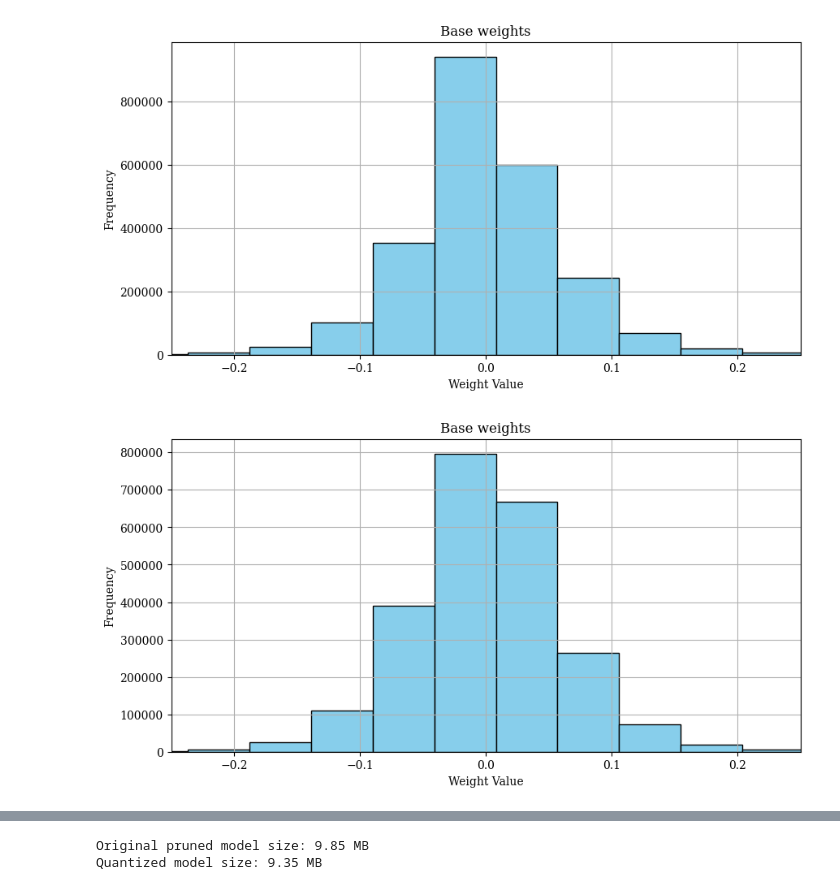
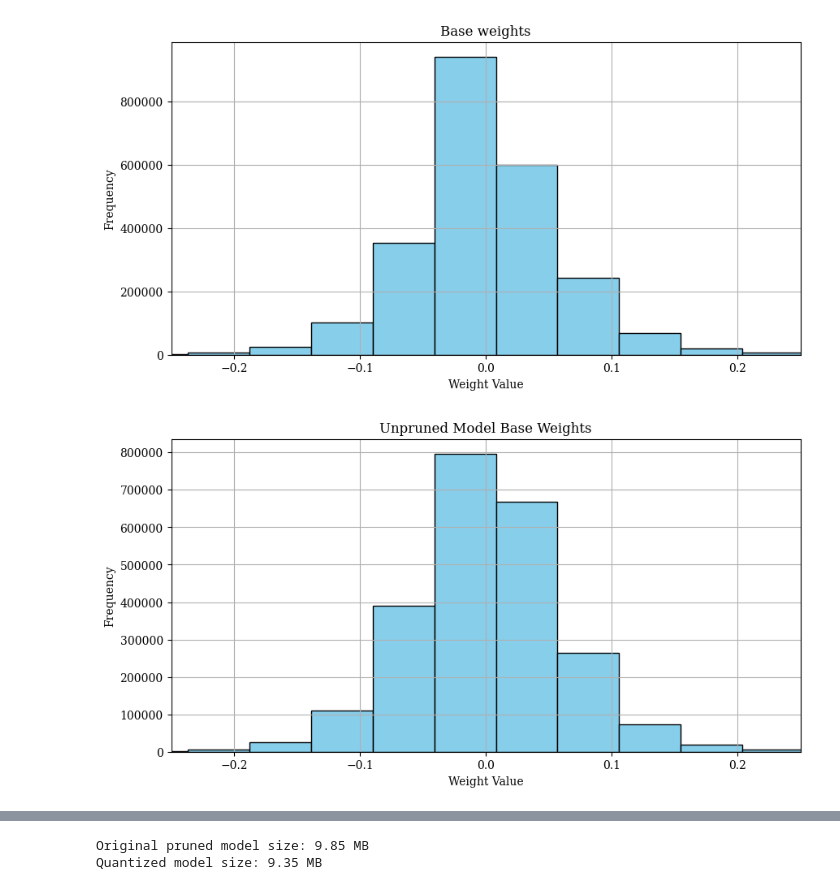
Before and after one commit to DarthHaxo/ENDG511_Final_Project, a Jupyter notebook: ENDG511_Final_Project_prune&quant_good.ipynb, the cells around one changed output, grey strips where cells are left out. Saved outputs shown, nothing was run; the diff lists cells and outputs as text; code cells hidden in the pictures.

```diff
--- a/ENDG511_Final_Project_prune&quant_good.ipynb
+++ b/ENDG511_Final_Project_prune&quant_good.ipynb
@@ -1438,6 +1438,6 @@ plot_weight_histogram(model_pruned, title="Base weights")
 [figure]
 # %%
 model_og = torch.load(r'/Users/SeleemB/Desktop/ENDG511_Final_Project/models/model_language_mobilenet_20_epoch_new_normalize_good_dropout.pth')
-plot_weight_histogram(model_og, title="Base weights")
+plot_weight_histogram(model_og, title="Unpruned Model Base Weights")
 # %% [output]
-[figure, old version]
+[figure, new version]
```
Also changed, not shown: parts of 13 cells of this notebook, 6 other files.
